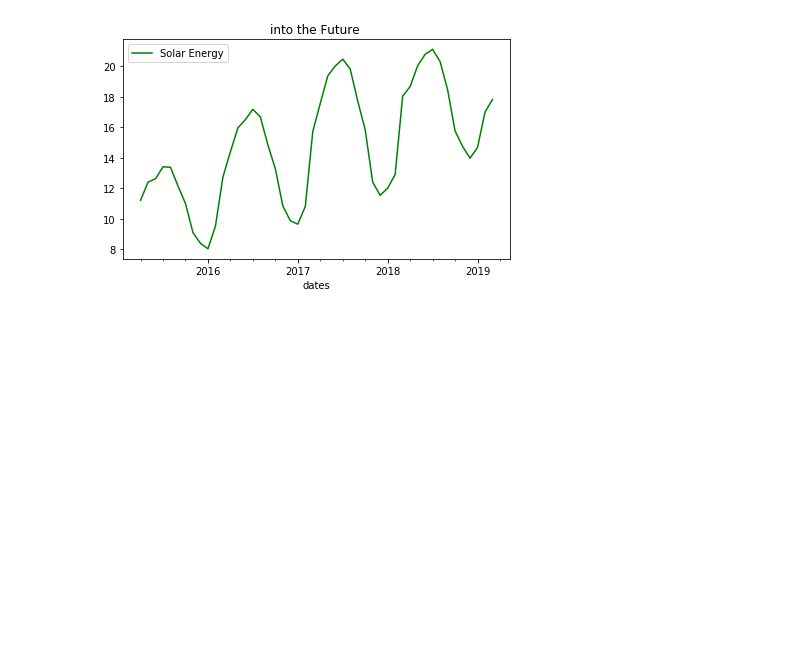
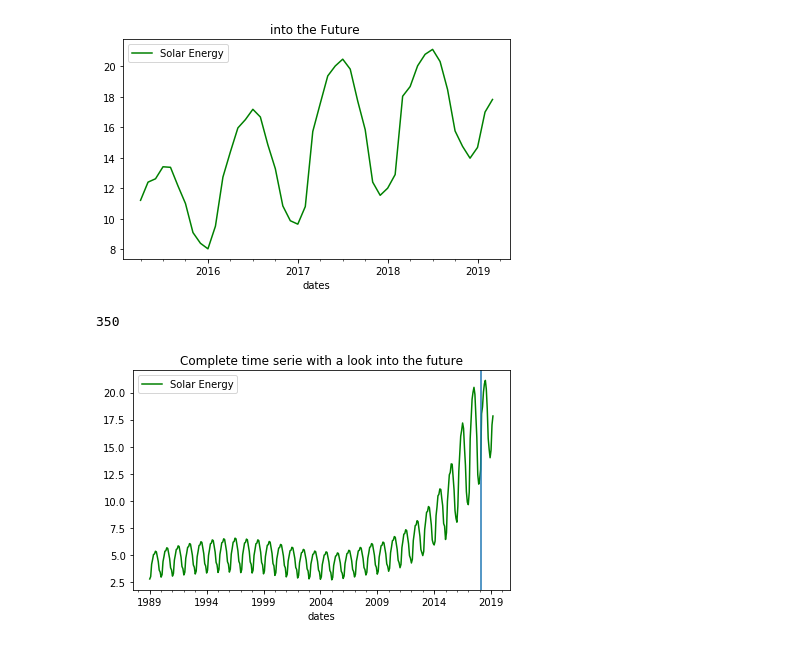
Before and after one commit to gvo34/energy-solar, a Jupyter notebook: static/notebooks/model/MLP_model4_predict.ipynb, the cells around one changed output. Saved outputs shown, nothing was run; the diff lists cells and outputs as text; code cells hidden in the pictures; blank space fills up the shorter version.

```diff
--- a/static/notebooks/model/MLP_model4_predict.ipynb
+++ b/static/notebooks/model/MLP_model4_predict.ipynb
@@ -500,3 +501,23 @@ plt.savefig("../../images/MLPpredict12latest.png")
 plt.show()
 # %% [output]
 [figure]
+# %%
+days = pd.DatetimeIndex(start='1989-01-01', end='2018-03-01', freq='M')
+# %%
+len(days)
+# %% [output]
+350
+# %%
+from matplotlib.pyplot import axvline
+timeseriep.plot(color='green')
+axvline(x=days[-1].date())
+
+plt.legend(['Solar Energy'], loc='best')
+plt.title("Complete time serie with a look into the future")
+
+# Save our graph
+plt.tight_layout()
+plt.savefig("../../images/MLPpredict12.png")
+plt.show()
+# %% [output]
+[figure, added]
```
Also changed, not shown: parts of 2 cells of this notebook, 4 other files.
